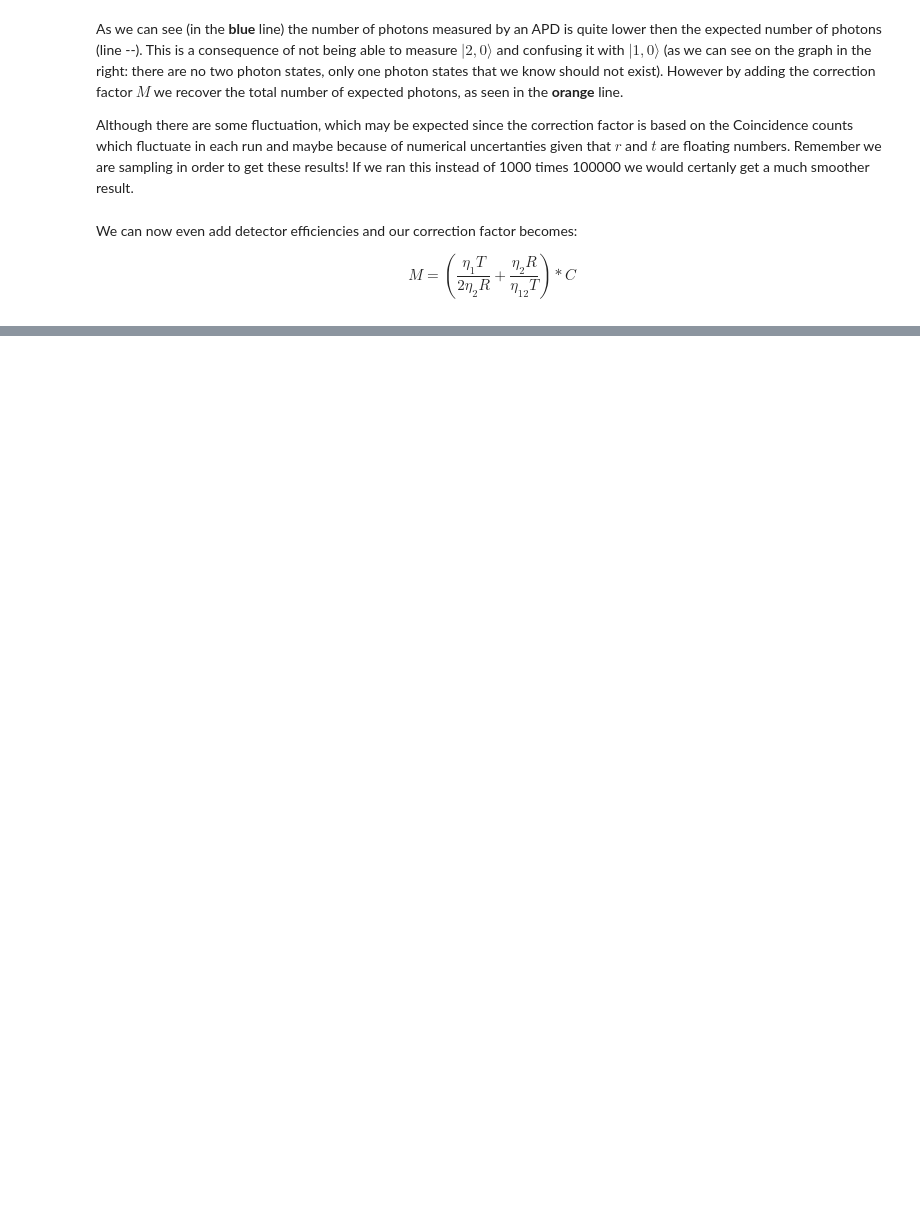
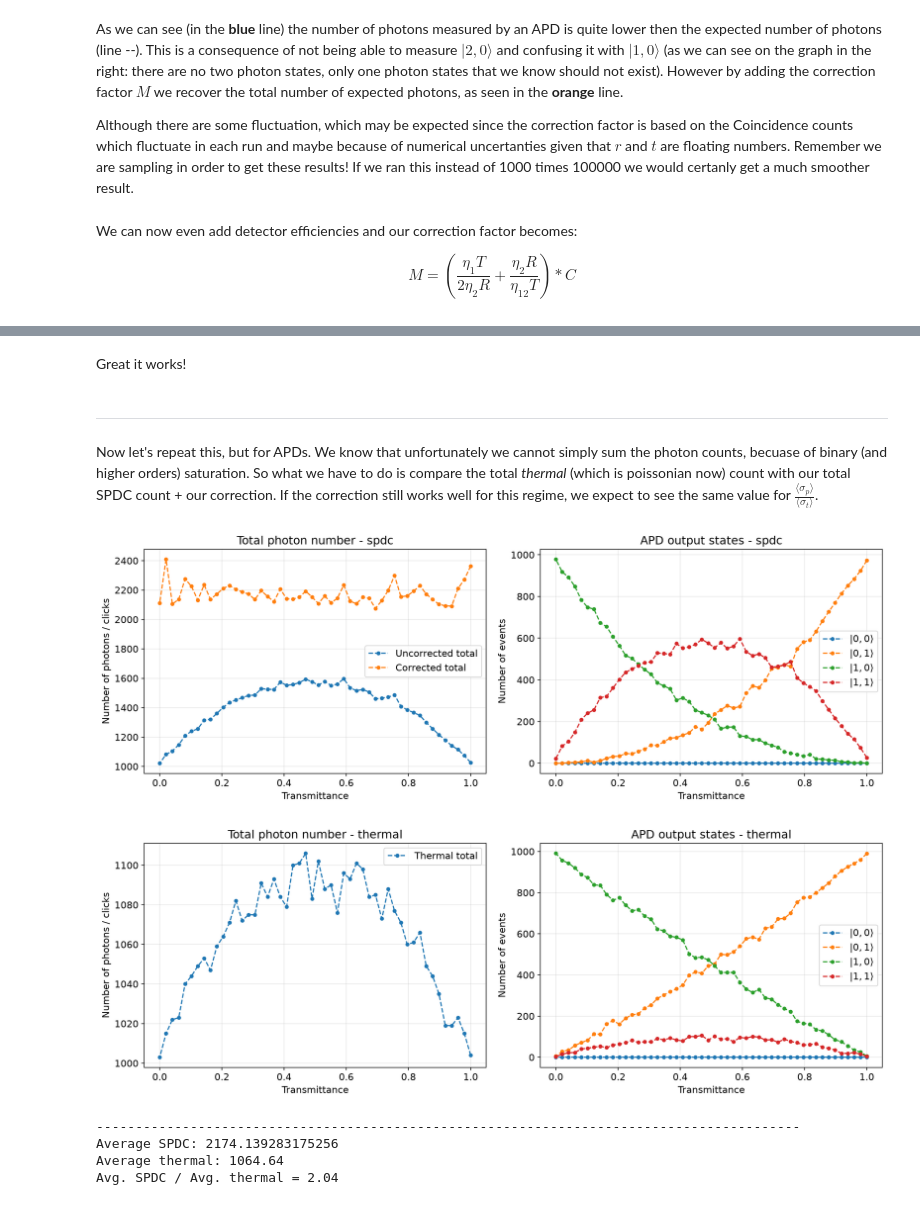
Before and after one commit to pedr19faria/BinSat, a Jupyter notebook: Binary_Saturation.ipynb, the cells around one changed output, grey strips where cells are left out. Saved outputs shown, nothing was run; the diff lists cells and outputs as text; code cells hidden in the pictures; blank space fills up the shorter version.

```diff
--- a/Binary_Saturation.ipynb
+++ b/Binary_Saturation.ipynb
@@ -2129,0 +1595,6 @@ def thermal_x_vacuum(lam: float, n_max: int = N_MAX):
+# %% [markdown]
+Great it works!
+# %% [markdown]
+----
+# %% [markdown]
+Now let's repeat this, but for APDs. We know that unfortunately we cannot simply sum the photon counts, becuase of binary (and higher orders) saturation. So what we have to do is compare the total *thermal* (which is poissonian now) count with our total SPDC count + our correction. If the correction still works well for this regime, we expect to see the same value for  $\frac{\langle \sigma_p\rangle}{\langle \sigma_t \rangle}$.
@@ -2129,0 +2084,49 @@ def thermal_x_vacuum(lam: float, n_max: int = N_MAX):
+# %%
+spdc_results = run_measurement(
+    source_type="spdc",
+    lam=0.4,
+    N_MAX=4,
+    eta1=1.,
+    eta2=1.,
+    min_detected_photons=1
+)
+
+plot_measurement(
+    spdc_results
+)
+
+thermal_results = run_measurement(
+    source_type="thermal",
+    lam=0.4,
+    N_MAX=4,
+    eta1=1.,
+    eta2=1.,
+    min_detected_photons=1
+)
+
+### For this case, since the efficiencies are = 1 we can ignore the 0 photon events. When eff != 1. we need to consider them otherwise the spdc source will be more affected then the thermal one
+### prob of detection is \eta^2 for two photons and \eta for one.
+
+plot_measurement(
+    thermal_results
+)
+
+avg_spdc = np.mean(
+    spdc_results["total_photons"]
+)
+
+avg_thermal = np.mean(
+    thermal_results["total_photons"]
+)
+
+print("---------"*10)
+print(f"Average SPDC: {avg_spdc}")
+print(f"Average thermal: {avg_thermal}")
+print(f'Avg. SPDC / Avg. thermal = {avg_spdc / avg_thermal:.2f}')
+# %% [output]
+[figure, added]
+[figure, added]
+------------------------------------------------------------------------------------------
+Average SPDC: 2174.139283175256
+Average thermal: 1064.64
+Avg. SPDC / Avg. thermal = 2.04
```
Also changed, not shown: parts of 32 cells of this notebook.
